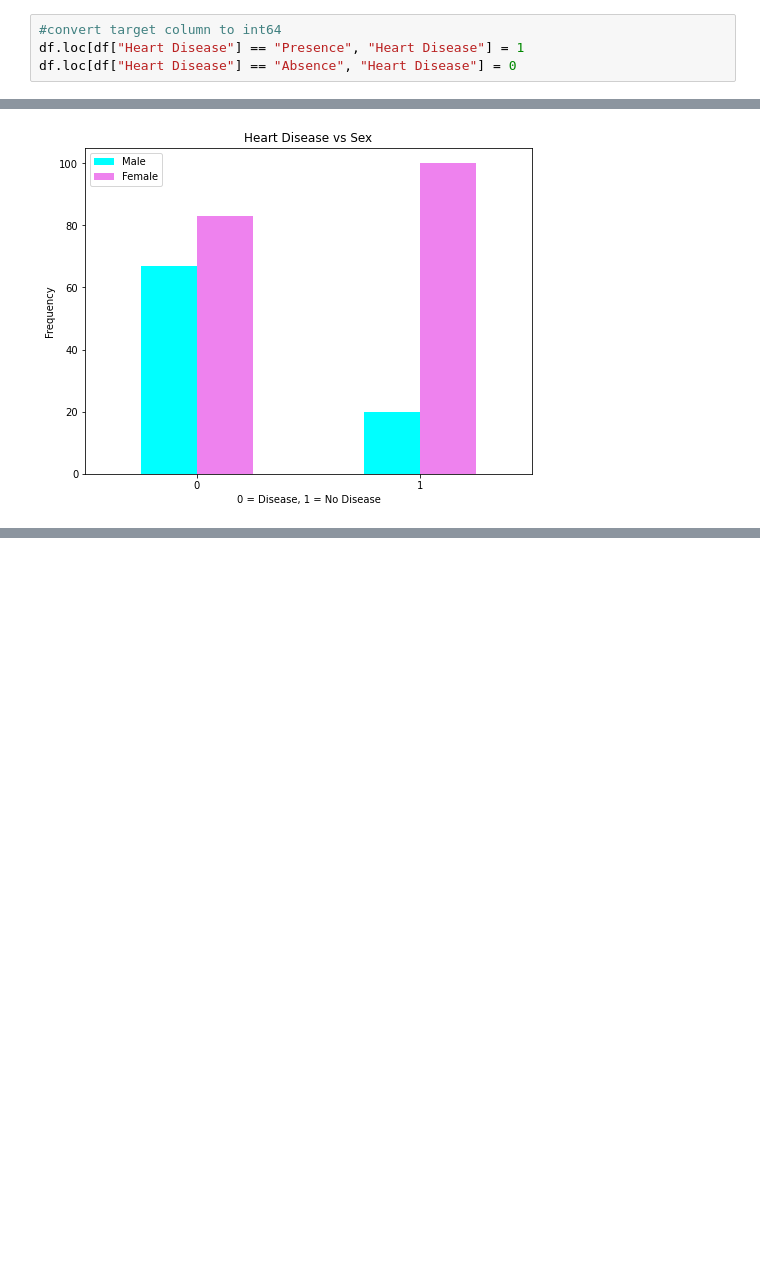
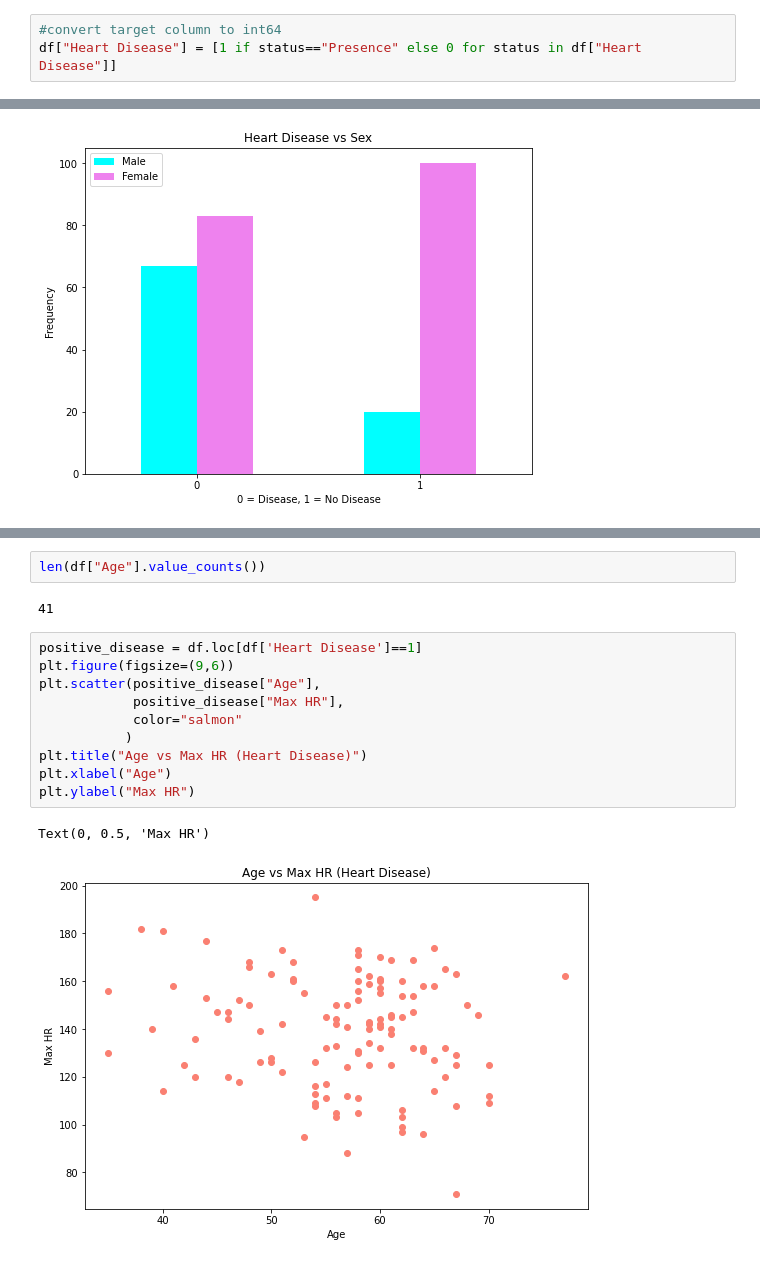
Before and after one commit to terrysu64/Machine-Learning-and-Data-Science-Projects, a Jupyter notebook: Heart Disease Classification/heart-disease-classification.ipynb, the cells around one changed output, grey strips where cells are left out. Saved outputs shown, nothing was run; the diff lists cells and outputs as text; blank space fills up the shorter version.

```diff
--- a/Heart Disease Classification/heart-disease-classification.ipynb
+++ b/Heart Disease Classification/heart-disease-classification.ipynb
@@ -196,7 +184,6 @@ df.describe()
 # %%
 #convert target column to int64
-df.loc[df["Heart Disease"] == "Presence", "Heart Disease"] = 1
-df.loc[df["Heart Disease"] == "Absence", "Heart Disease"] = 0
+df["Heart Disease"] = [1 if status=="Presence" else 0 for status in df["Heart Disease"]]
 # %%
 df.head()
 # %% [output]
@@ -236,0 +253,17 @@ plt.xticks(rotation=0)
+# %%
+len(df["Age"].value_counts())
+# %% [output]
+41
+# %%
+positive_disease = df.loc[df['Heart Disease']==1]
+plt.figure(figsize=(9,6))
+plt.scatter(positive_disease["Age"],
+            positive_disease["Max HR"],
+            color="salmon"
+           )
+plt.title("Age vs Max HR (Heart Disease)")
+plt.xlabel("Age")
+plt.ylabel("Max HR")
+# %% [output]
+Text(0, 0.5, 'Max HR')
+[figure, added]
```
Also changed, not shown: parts of 16 cells of this notebook.
